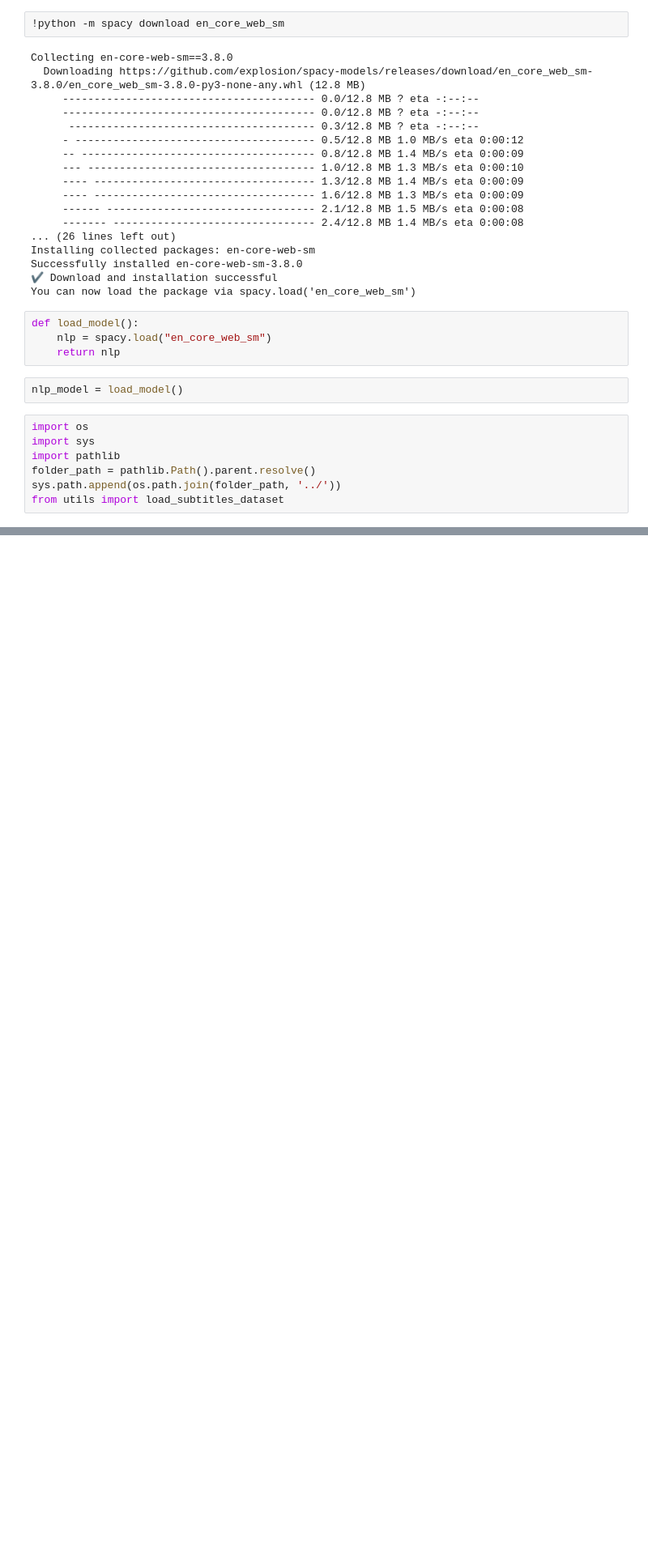
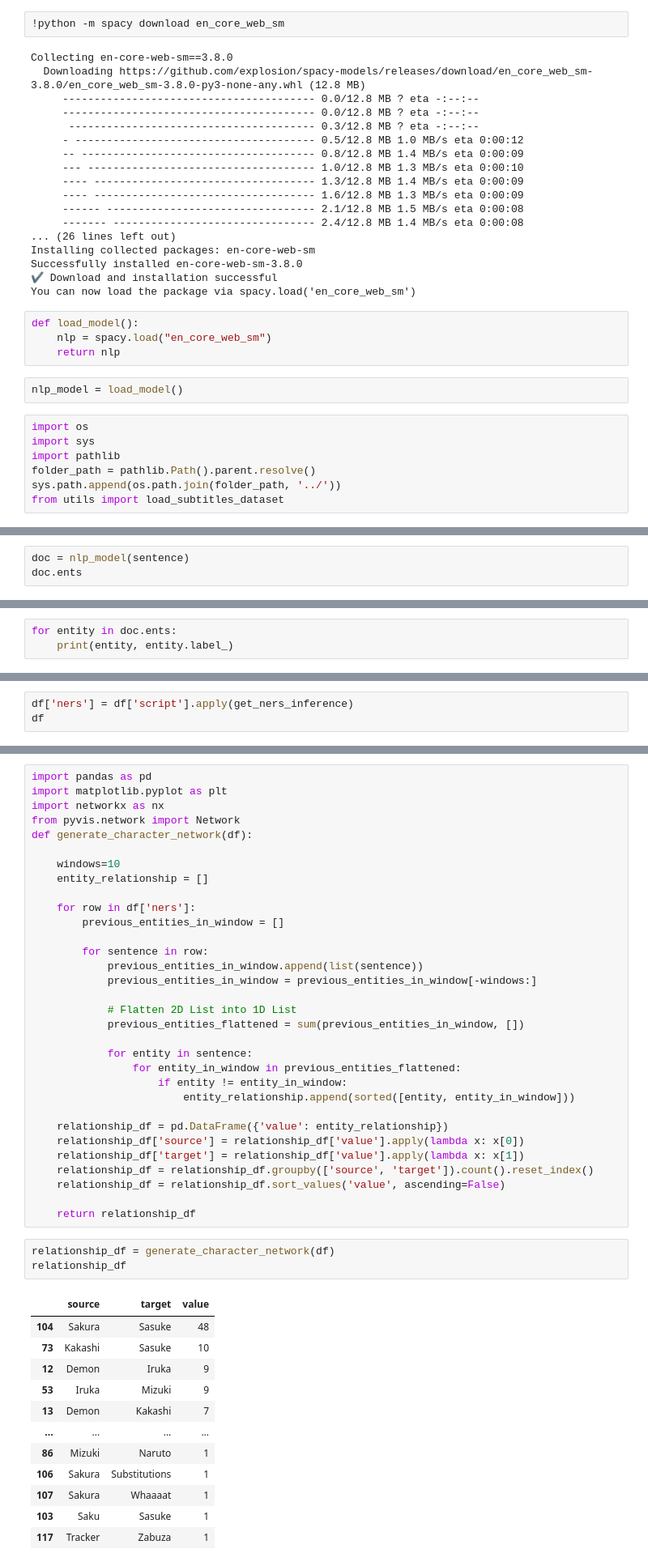
Before and after one commit to vanshy-git/AI-NLP_Tv_series_analysis, a Jupyter notebook: character_network/character_network_generateor.ipynb, the cells around one changed output, grey strips where cells are left out. Shown: that part at 81% size. Drawn from its saved outputs; the diff is of its cells as text; blank space fills up the shorter version.

Commit message:
updated the character network

```diff
--- a/character_network/character_network_generateor.ipynb
+++ b/character_network/character_network_generateor.ipynb
@@ -111,0 +164,3 @@ UnicodeDecodeError: 'charmap' codec can't decode byte 0x9d in position 4526: cha
+# %%
+doc = nlp_model(sentence)
+doc.ents
@@ -111,0 +181,3 @@ UnicodeDecodeError: 'charmap' codec can't decode byte 0x9d in position 4526: cha
+# %%
+for entity in doc.ents:
+    print(entity, entity.label_)
@@ -111,0 +230,3 @@ UnicodeDecodeError: 'charmap' codec can't decode byte 0x9d in position 4526: cha
+# %%
+df['ners'] = df['script'].apply(get_ners_inference)
+df
@@ -111,0 +247,48 @@ UnicodeDecodeError: 'charmap' codec can't decode byte 0x9d in position 4526: cha
+# %%
+import pandas as pd
+import matplotlib.pyplot as plt
+import networkx as nx
+from pyvis.network import Network
+def generate_character_network(df):
+
+    windows=10
+    entity_relationship = []
+
+    for row in df['ners']:
+        previous_entities_in_window = []
+
+        for sentence in row:
+            previous_entities_in_window.append(list(sentence))
+            previous_entities_in_window = previous_entities_in_window[-windows:]
+
+            # Flatten 2D List into 1D List
+            previous_entities_flattened = sum(previous_entities_in_window, [])
+
+            for entity in sentence:
+                for entity_in_window in previous_entities_flattened:
+                    if entity != entity_in_window:
+                        entity_relationship.append(sorted([entity, entity_in_window]))
+
+    relationship_df = pd.DataFrame({'value': entity_relationship})
+    relationship_df['source'] = relationship_df['value'].apply(lambda x: x[0])
+    relationship_df['target'] = relationship_df['value'].apply(lambda x: x[1])
+    relationship_df = relationship_df.groupby(['source', 'target']).count().reset_index()
+    relationship_df = relationship_df.sort_values('value', ascending=False)
+
+    return relationship_df
+# %%
+relationship_df = generate_character_network(df)
+relationship_df
+# %% [output]
+|  | source | target | value |
+| 104 | Sakura | Sasuke | 48 |
+| 73 | Kakashi | Sasuke | 10 |
+| 12 | Demon | Iruka | 9 |
+| 53 | Iruka | Mizuki | 9 |
+| 13 | Demon | Kakashi | 7 |
+| ... | ... | ... | ... |
+| 86 | Mizuki | Naruto | 1 |
+| 106 | Sakura | Substitutions | 1 |
+| 107 | Sakura | Whaaaat | 1 |
+| 103 | Saku | Sasuke | 1 |
+| 117 | Tracker | Zabuza | 1 |
```
Also changed, not shown: parts of 12 cells of this notebook, 8 other files.
